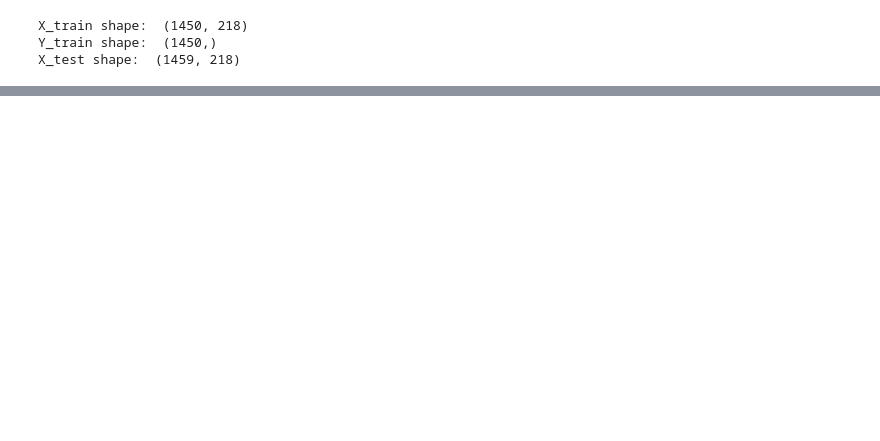
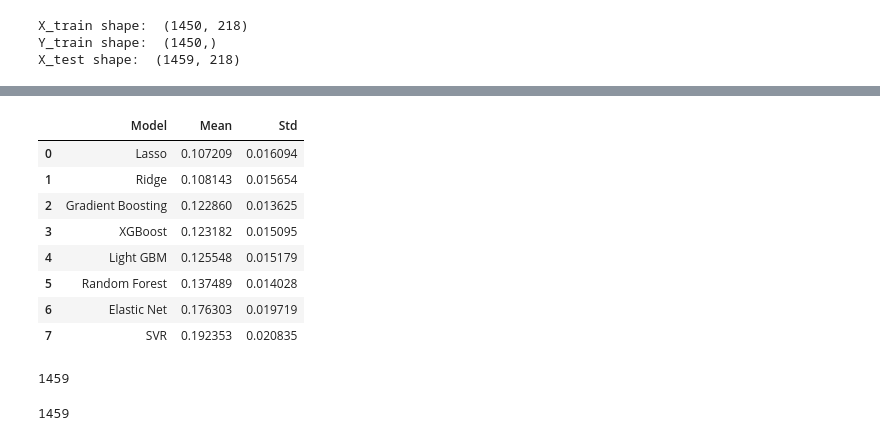
Before and after one commit to chongjason914/house-prices-prediction, a Jupyter notebook: house-prices-prediction.ipynb, the cells around one changed output, grey strips where cells are left out. Drawn from its saved outputs; the diff is of its cells as text; code cells hidden in the pictures; blank space fills up the shorter version.

```diff
--- a/house-prices-prediction.ipynb
+++ b/house-prices-prediction.ipynb
@@ -600,4 +603,6 @@ kfolds = KFold(n_splits = 10, shuffle = True, random_state = 42)
 def rmse(y, y_pred):
     return np.sqrt(mean_squared_error(y, y_pred))
 
-def cv_rmse(model, )
+def cv_rmse(model, X = X_train, y = Y_train):
+    rmse = np.sqrt(-cross_val_score(model, X, y, scoring = 'neg_mean_squared_error', cv = kfolds))
+    return rmse
@@ -614,0 +609,22 @@ def cv_rmse(model, )
+# %%
+# Instantiate regressors
+
+ridge = make_pipeline(RobustScaler(), RidgeCV())
+lasso = make_pipeline(RobustScaler(), LassoCV())
+elasticnet = ElasticNetCV()
+rf = RandomForestRegressor()
+svr = SVR()
+gbr = GradientBoostingRegressor()
+lightgbm = LGBMRegressor()
+xgboost = XGBRegressor()
+# %%
+models = [ridge, lasso, elasticnet, rf, svr, gbr, lightgbm, xgboost]
+mean = []
+std = []
+for model in models:
+    mean.append(cv_rmse(model).mean())
+    std.append(cv_rmse(model).std())
+
+models_df = pd.DataFrame({'Model': ['Ridge', 'Lasso', 'Elastic Net', 'Random Forest', 'SVR', 'Gradient Boosting', 'Light GBM', 'XGBoost'],
+                         'Mean': mean, 'Std': std})
+models_df.sort_values(by = 'Mean', inplace = True, ignore_index = True)
@@ -614,0 +652,22 @@ def cv_rmse(model, )
+# %%
+models_df
+# %% [output]
+|  | Model | Mean | Std |
+| 0 | Lasso | 0.107209 | 0.016094 |
+| 1 | Ridge | 0.108143 | 0.015654 |
+| 2 | Gradient Boosting | 0.122860 | 0.013625 |
+| 3 | XGBoost | 0.123182 | 0.015095 |
+| 4 | Light GBM | 0.125548 | 0.015179 |
+| 5 | Random Forest | 0.137489 | 0.014028 |
+| 6 | Elastic Net | 0.176303 | 0.019719 |
+| 7 | SVR | 0.192353 | 0.020835 |
+# %%
+ridge_model = ridge.fit(X_train, Y_train)
+Y_pred = ridge_model.predict(X_test)
+len(Y_pred)
+# %% [output]
+1459
+# %%
+len(ss)
+# %% [output]
+1459
```
Also changed, not shown: parts of 24 cells of this notebook.
